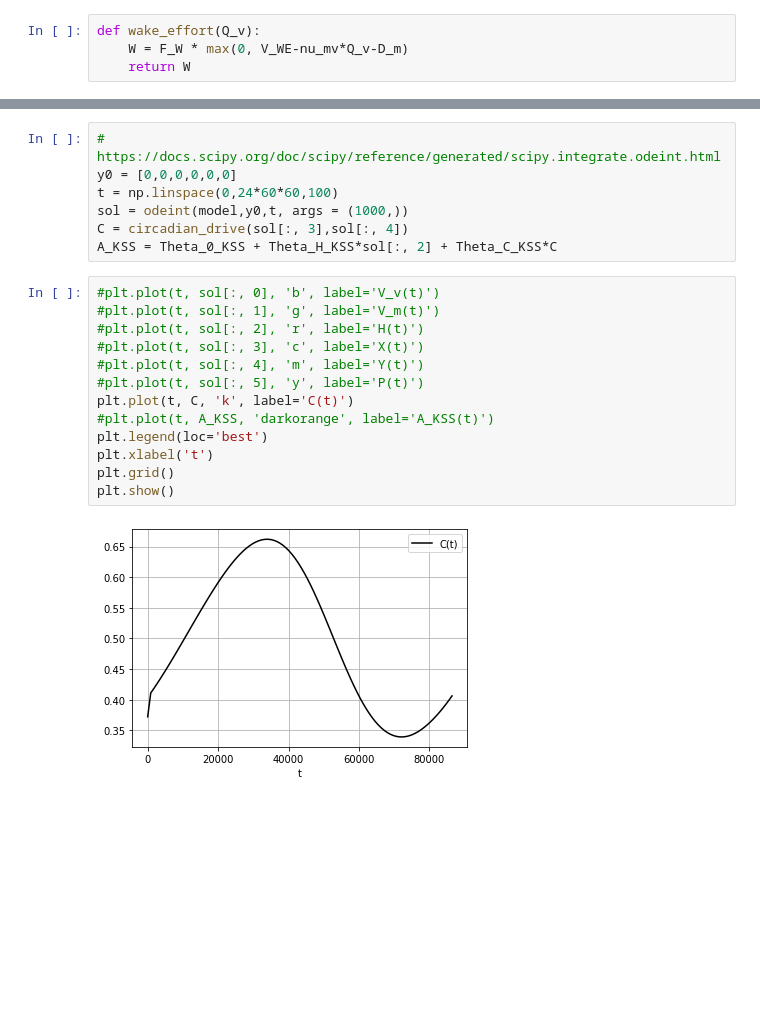
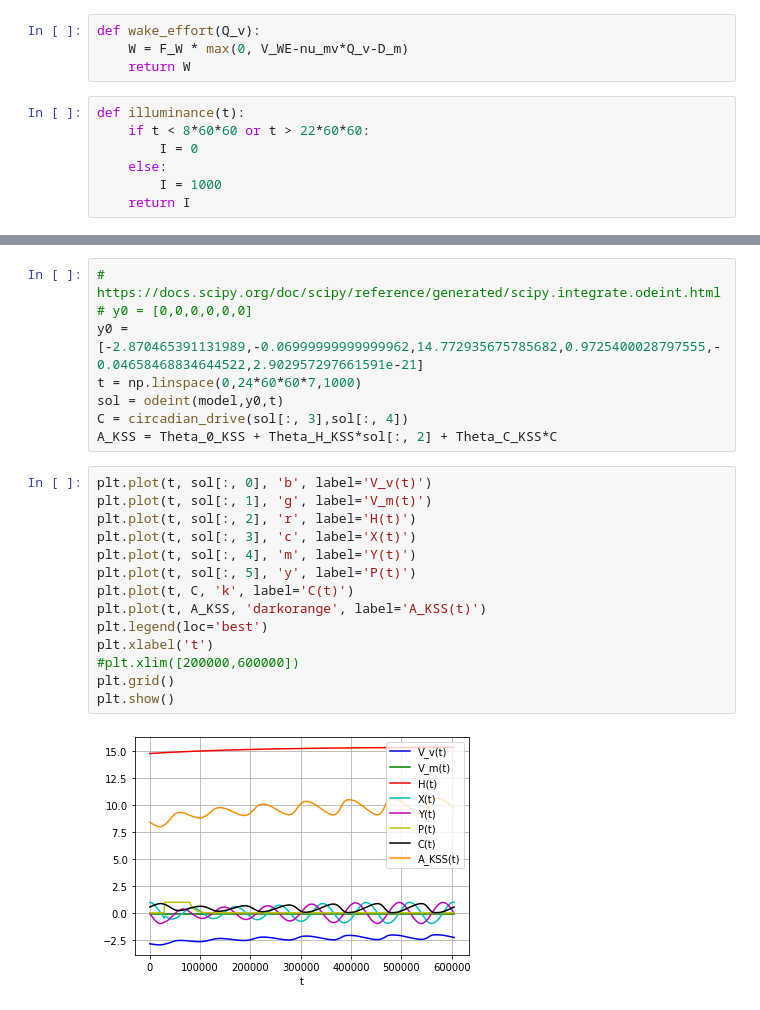
Before and after one commit to adulbrich/arousal-dynamics-model, a Jupyter notebook: draft.ipynb, the cells around one changed output, grey strips where cells are left out. Saved outputs shown, nothing was run; the diff lists cells and outputs as text; blank space fills up the shorter version.

```diff
--- a/draft.ipynb
+++ b/draft.ipynb
@@ -105,4 +105,11 @@ def circadian_drive(X,Y):
 def wake_effort(Q_v):
     W = F_W * max(0, V_WE-nu_mv*Q_v-D_m)
     return W
+# %%
+def illuminance(t):
+    if t < 8*60*60 or t > 22*60*60:
+        I = 0
+    else:
+        I = 1000
+    return I
 # %%
@@ -143,23 +147,25 @@ def model(y, t, I):
     return dydt
 # %%
 # https://docs.scipy.org/doc/scipy/reference/generated/scipy.integrate.odeint.html
-y0 = [0,0,0,0,0,0]
-t = np.linspace(0,24*60*60,100)
-sol = odeint(model,y0,t, args = (1000,))
+# y0 = [0,0,0,0,0,0]
+y0 = [-2.870465391131989,-0.06999999999999962,14.772935675785682,0.9725400028797555,-0.04658468834644522,2.902957297661591e-21]
+t = np.linspace(0,24*60*60*7,1000)
+sol = odeint(model,y0,t)
 C = circadian_drive(sol[:, 3],sol[:, 4])
 A_KSS = Theta_0_KSS + Theta_H_KSS*sol[:, 2] + Theta_C_KSS*C
 # %%
-#plt.plot(t, sol[:, 0], 'b', label='V_v(t)')
-#plt.plot(t, sol[:, 1], 'g', label='V_m(t)')
-#plt.plot(t, sol[:, 2], 'r', label='H(t)')
-#plt.plot(t, sol[:, 3], 'c', label='X(t)')
-#plt.plot(t, sol[:, 4], 'm', label='Y(t)')
-#plt.plot(t, sol[:, 5], 'y', label='P(t)')
+plt.plot(t, sol[:, 0], 'b', label='V_v(t)')
+plt.plot(t, sol[:, 1], 'g', label='V_m(t)')
+plt.plot(t, sol[:, 2], 'r', label='H(t)')
+plt.plot(t, sol[:, 3], 'c', label='X(t)')
+plt.plot(t, sol[:, 4], 'm', label='Y(t)')
+plt.plot(t, sol[:, 5], 'y', label='P(t)')
 plt.plot(t, C, 'k', label='C(t)')
-#plt.plot(t, A_KSS, 'darkorange', label='A_KSS(t)')
+plt.plot(t, A_KSS, 'darkorange', label='A_KSS(t)')
 plt.legend(loc='best')
 plt.xlabel('t')
+#plt.xlim([200000,600000])
 plt.grid()
 plt.show()
 # %% [output]
-[figure, old version]
+[figure, new version]
```
Also changed, not shown: parts of 2 cells of this notebook.
